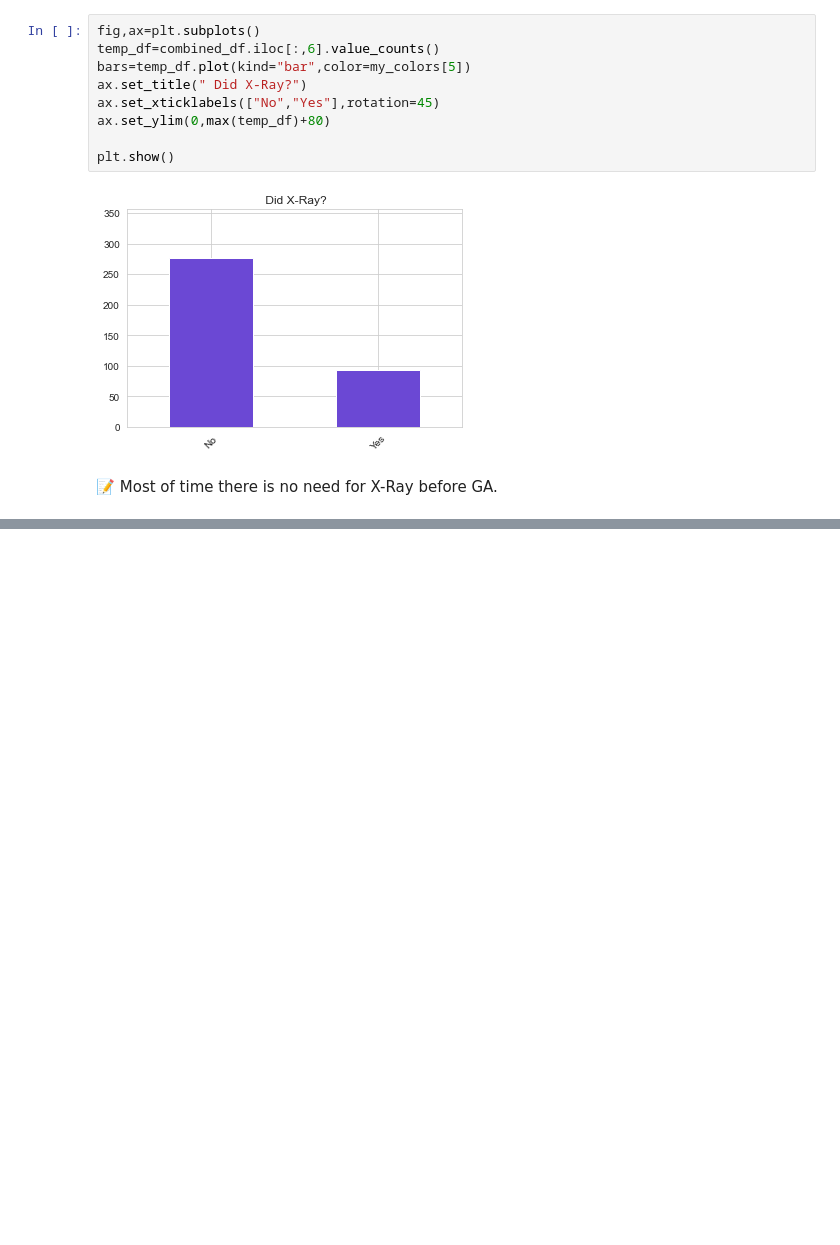
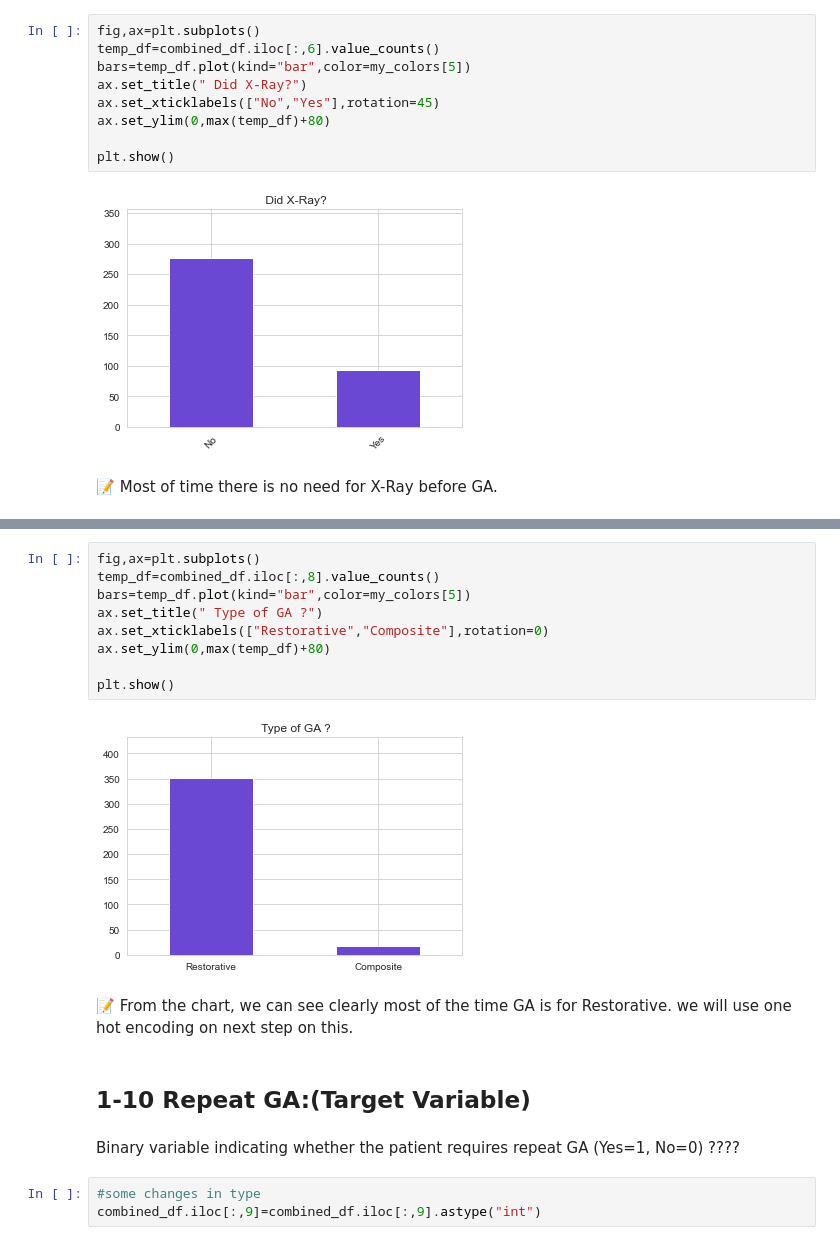
Before and after one commit to Kevinmcsd/Repeated-GA, a Jupyter notebook: Note Book.ipynb, the cells around one changed output, grey strips where cells are left out. Cells and saved outputs as stored; diff of their text form; blank space fills up the shorter version.

```diff
--- a/Note Book.ipynb
+++ b/Note Book.ipynb
@@ -300,0 +328,20 @@ plt.show()
+# %%
+fig,ax=plt.subplots()
+temp_df=combined_df.iloc[:,8].value_counts()
+bars=temp_df.plot(kind="bar",color=my_colors[5])
+ax.set_title(" Type of GA ?")
+ax.set_xticklabels(["Restorative","Composite"],rotation=0)
+ax.set_ylim(0,max(temp_df)+80)
+
+plt.show()
+# %% [output]
+[figure, added]
+# %% [markdown]
+📝 From the chart, we can see clearly most of the time GA is for Restorative. we will use one hot encoding on next step on this.
+# %% [markdown]
+ <h2>1-10 Repeat GA:(Target Variable)   </h2>
+# %% [markdown]
+ Binary variable indicating whether the patient requires repeat GA (Yes=1, No=0)    ????
+# %%
+#some changes in type
+combined_df.iloc[:,9]=combined_df.iloc[:,9].astype("int")
```
Also changed, not shown: parts of 10 cells of this notebook.
